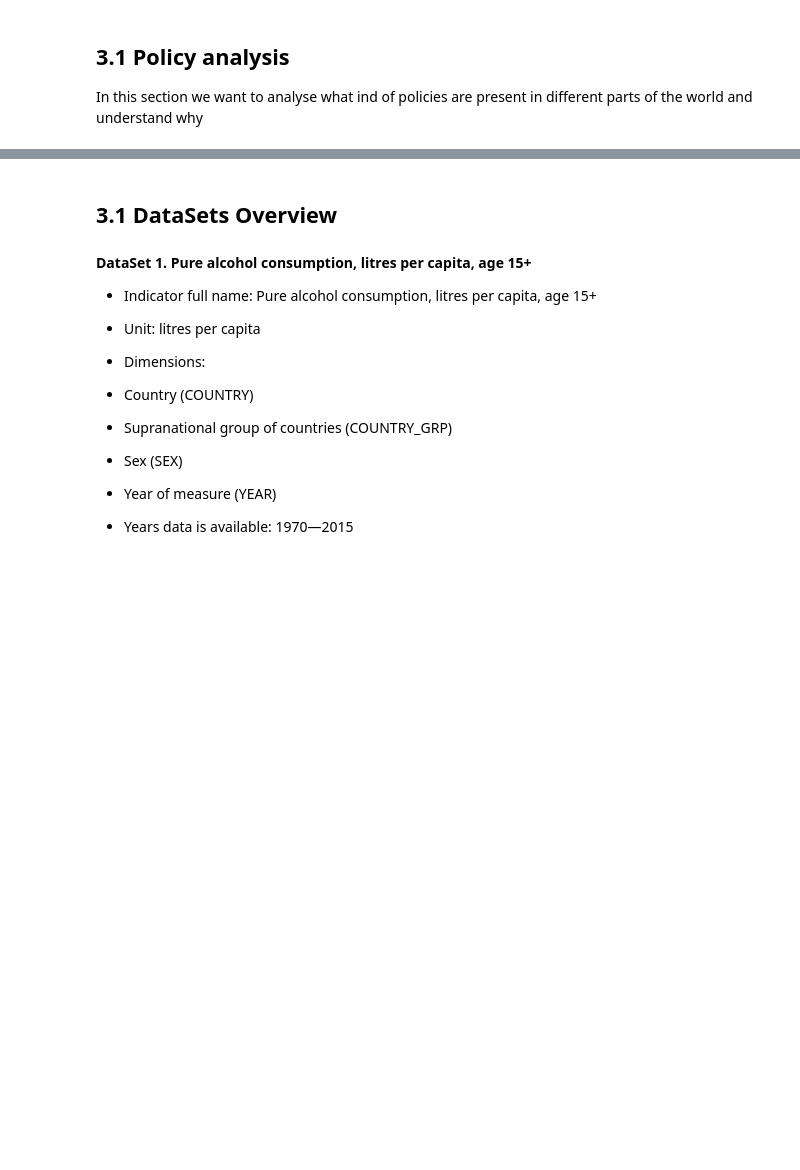
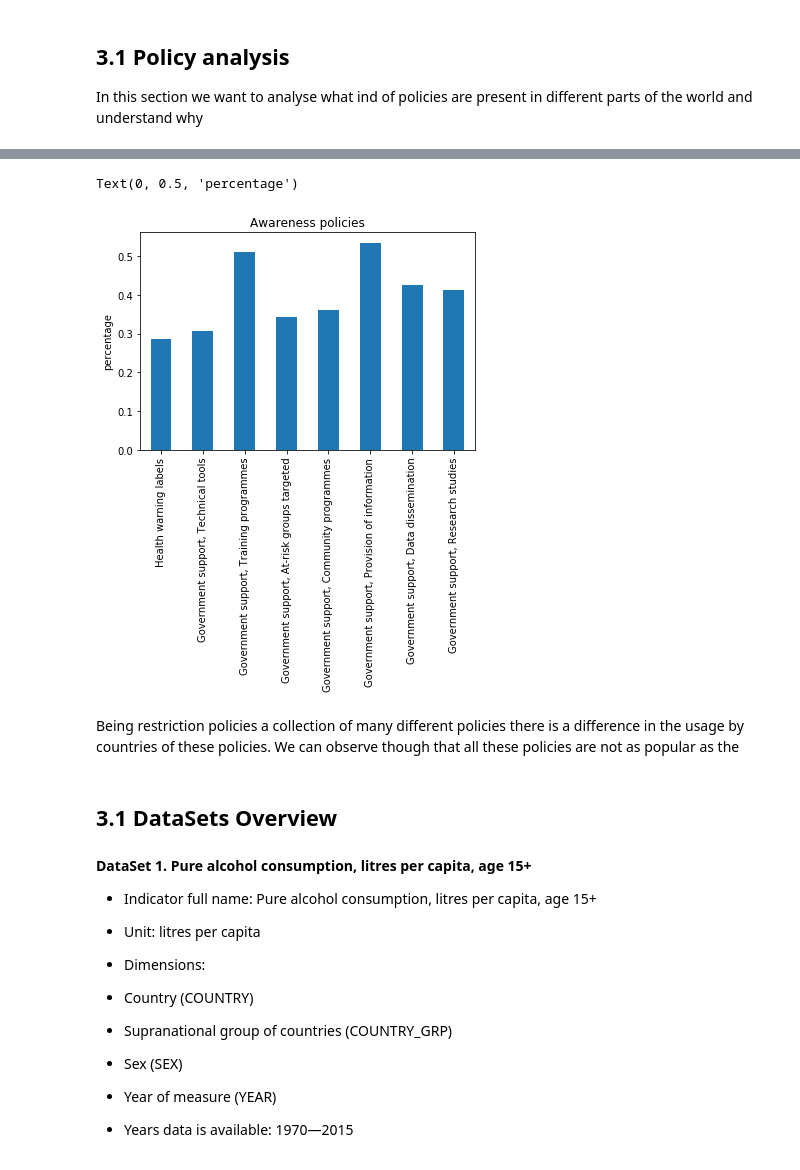
Before and after one commit to TomasTurner/Notorious_ADA_Projet_2019, a Jupyter notebook: Policies_create_whole_database.ipynb, the cells around one changed output, grey strips where cells are left out. Drawn from its saved outputs; the diff is of its cells as text; code cells hidden in the pictures; blank space fills up the shorter version.

```diff
--- a/Policies_create_whole_database.ipynb
+++ b/Policies_create_whole_database.ipynb
@@ -447,3 +480,14 @@ This makes sense as it is the easiest  to enforce also for lower-income countrie
+# %%
+bar_awareness.plot(kind='bar', stacked=True)
+# Add title and axis names
+plt.title('Awareness policies')
+
+plt.ylabel('percentage')
+# %% [output]
+Text(0, 0.5, 'percentage')
+[figure, added]
+# %% [markdown]
+Being restriction policies a collection of many different policies there is a difference in the usage by countries of these policies. We can observe though that all these policies are not as popular as the
 # %%
 # plot a graph to show the relation between policy and alcohol consumption
 # %% [markdown]
```
Also changed, not shown: parts of 13 cells of this notebook, 2 other files.
